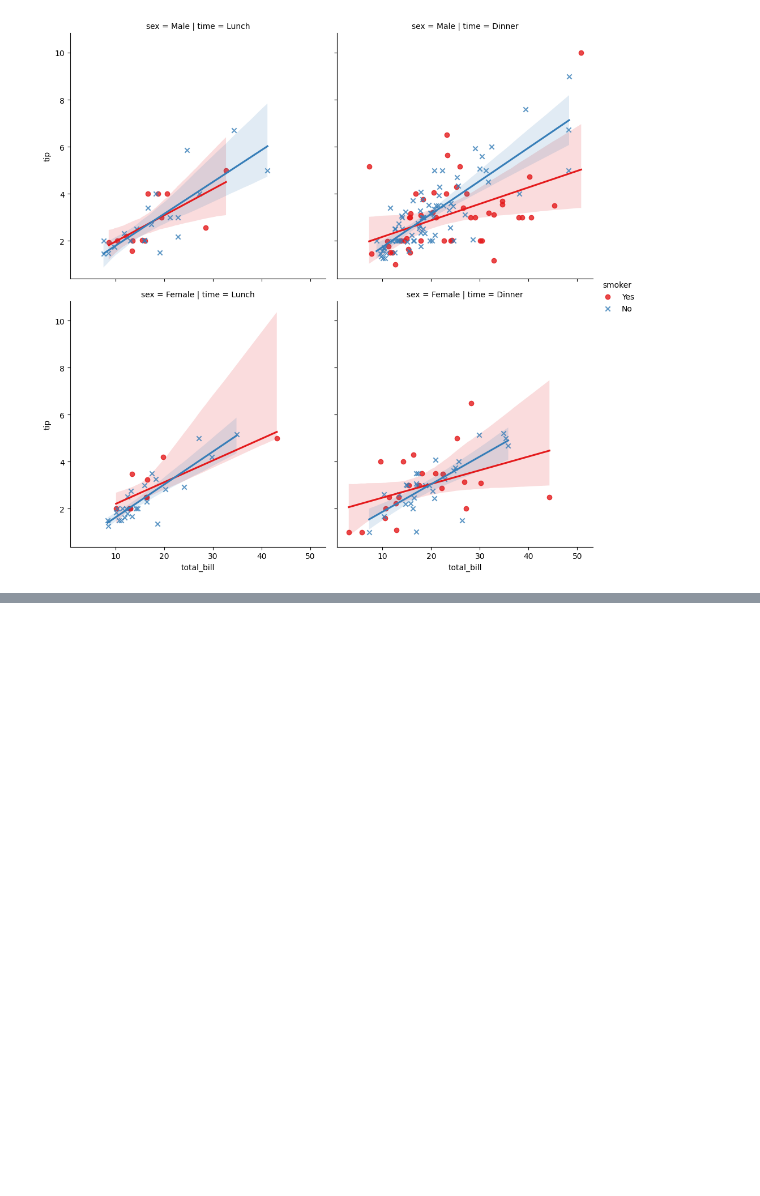
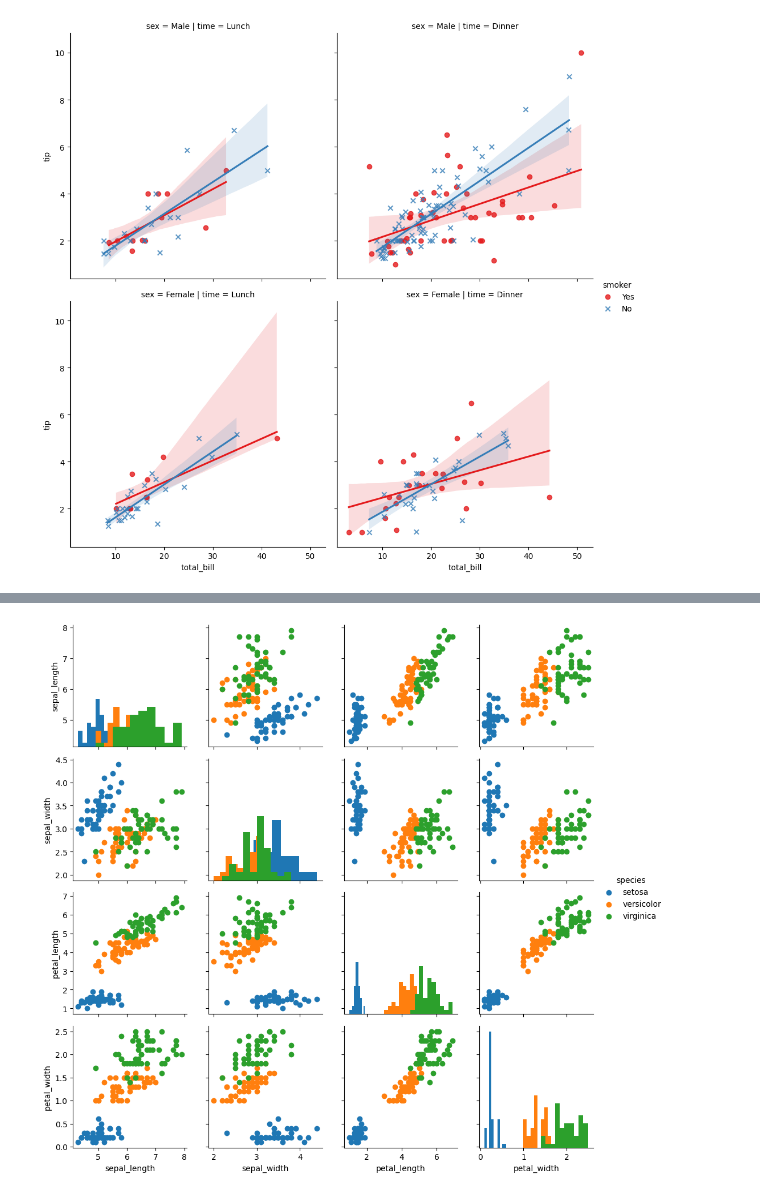
Before and after one commit to shared-repo/human-da5, a Jupyter notebook: workspace/da-packages/g_example.ipynb, the cells around one changed output, grey strips where cells are left out. Cells and saved outputs as stored; diff of their text form; code cells hidden in the pictures; blank space fills up the shorter version.

```diff
--- a/workspace/da-packages/g_example.ipynb
+++ b/workspace/da-packages/g_example.ipynb
@@ -316,0 +318,9 @@ sns.lmplot(x="total_bill", y="tip", hue="smoker", data=tips, markers=["o","x"],
+# %%
+iris = sns.load_dataset('iris')
+g = sns.PairGrid(iris, hue="species")
+g.map_diag(plt.hist)
+g.map_offdiag(plt.scatter)
+g.add_legend()
+plt.show()
+# %% [output]
+[figure, added]
```
Also changed, not shown: parts of 2 cells of this notebook, 5 other files.
